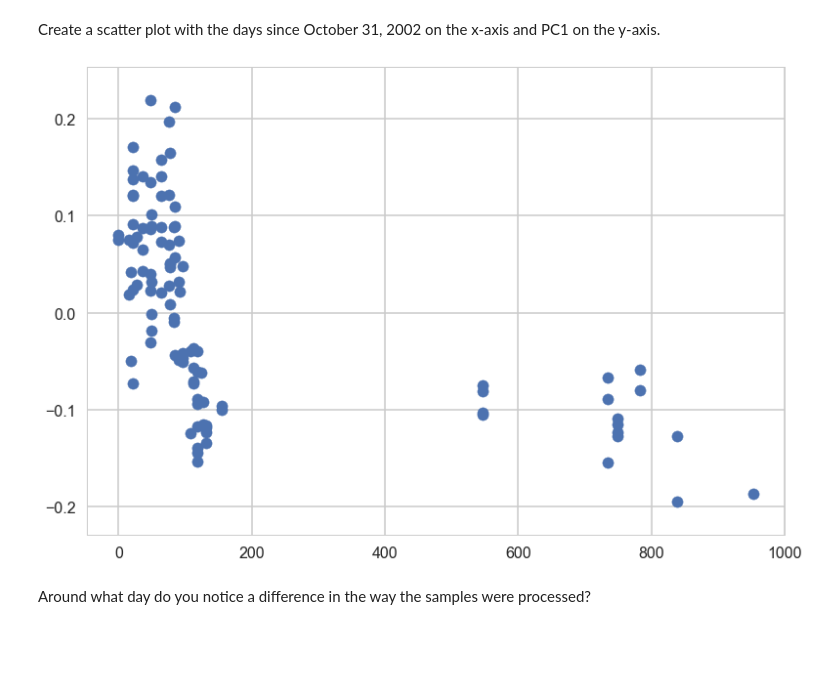
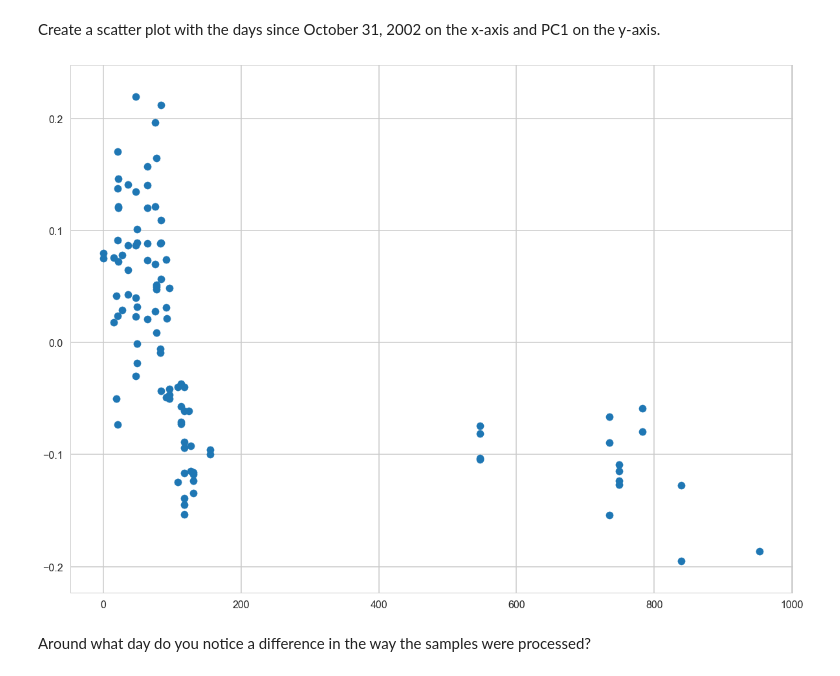
Before and after one commit to artgonline/2014, a Jupyter notebook: homework/HW2.ipynb, the cells around one changed output. Saved outputs shown, nothing was run; the diff lists cells and outputs as text; code cells hidden in the pictures; blank space fills up the shorter version.

```diff
--- a/homework/HW2.ipynb
+++ b/homework/HW2.ipynb
@@ -292,15 +292,15 @@ Create a scatter plot with the days since October 31, 2002 on the x-axis and PC1
 # %%
 #your code here
 def plotResult():
-    plt.figure()
+    plt.figure(figsize=(20,15))
     plt.scatter(x=sampleInfoCEU.elapsedInDays, y=v[:,0])
     #plt.xlabel('Days since Oct 31, 2002')
     #plt.ylabel('PC1')
 #    plt.axvline(x=500, color='r')
 
 plotResult()
 # %% [output]
-[figure, old version]
+[figure, new version]
 # %% [markdown]
 Around what day do you notice a difference in the way the samples were processed?
 # %%
```
Also changed, not shown: parts of 36 cells of this notebook, 2 other files.
